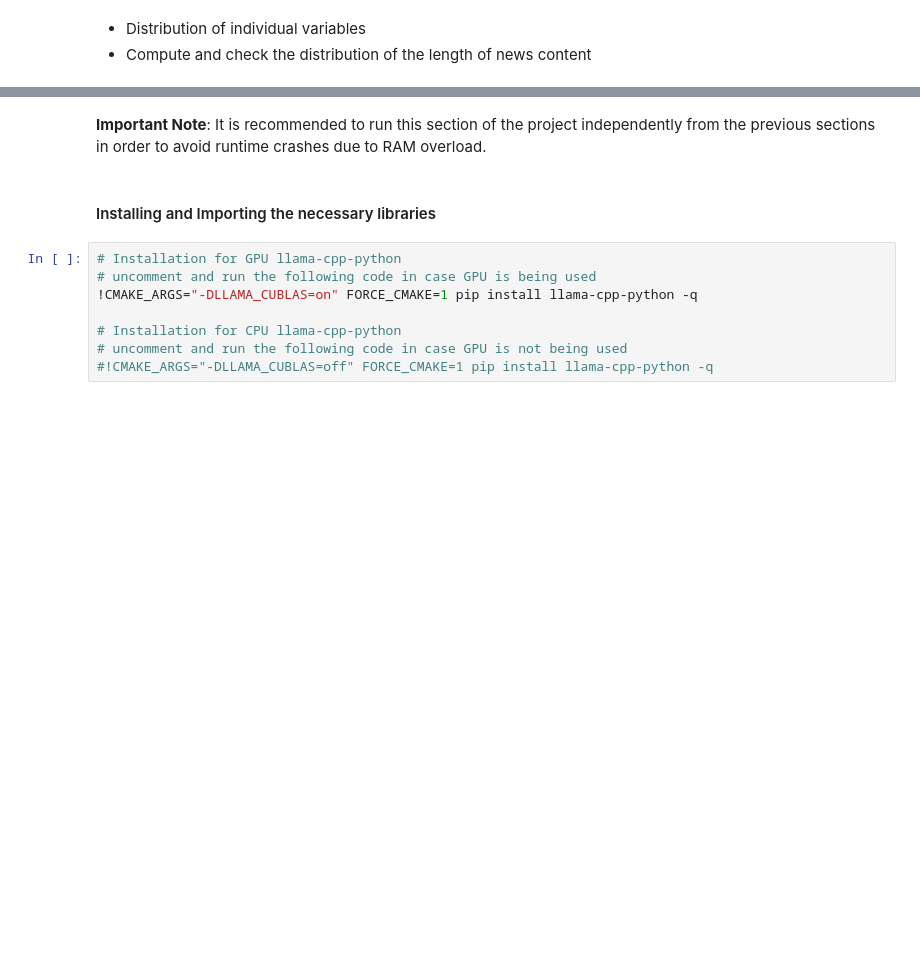
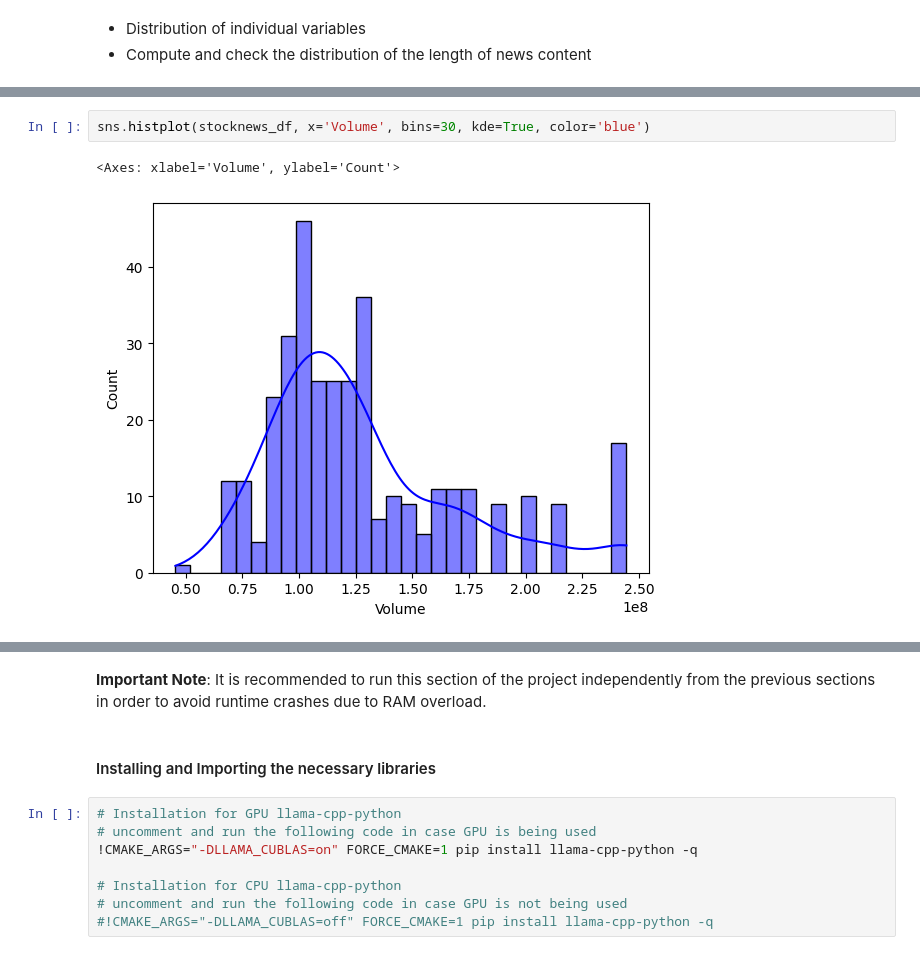
Before and after one commit to barkz/Stock-Market-News-Sentiment-Analysis-and-Summarization, a Jupyter notebook: RobBarker_NLP_StockMarket_FC.ipynb, the cells around one changed output, grey strips where cells are left out. Cells and saved outputs as stored; diff of their text form; blank space fills up the shorter version.

```diff
--- a/RobBarker_NLP_StockMarket_FC.ipynb
+++ b/RobBarker_NLP_StockMarket_FC.ipynb
@@ -154,0 +303,5 @@ stocknews_df = stocknews_df_org.copy()
+# %%
+sns.histplot(stocknews_df, x='Volume', bins=30, kde=True, color='blue')
+# %% [output]
+<Axes: xlabel='Volume', ylabel='Count'>
+[figure, added]
```
Also changed, not shown: parts of 161 cells of this notebook.
